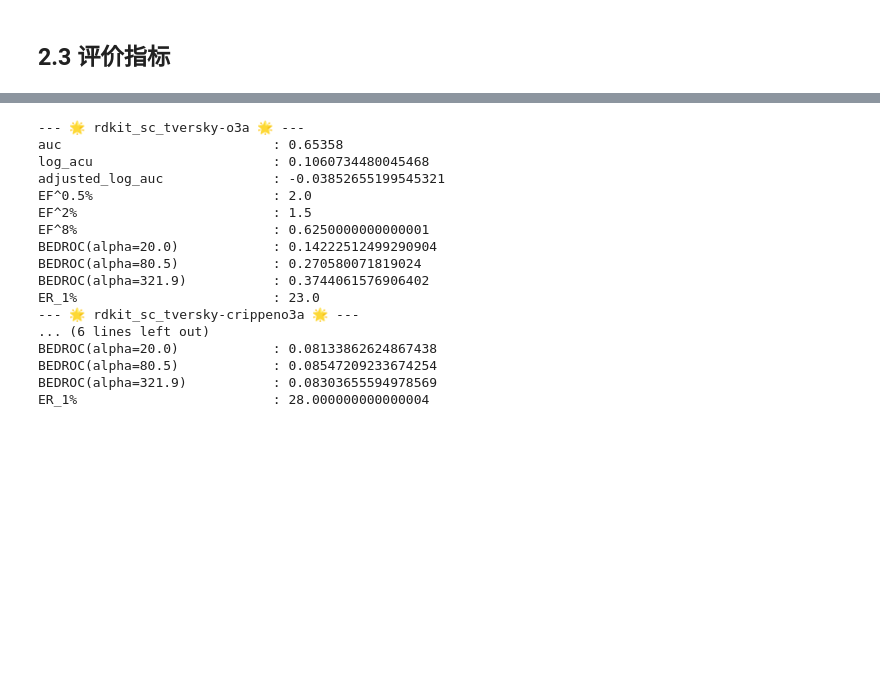
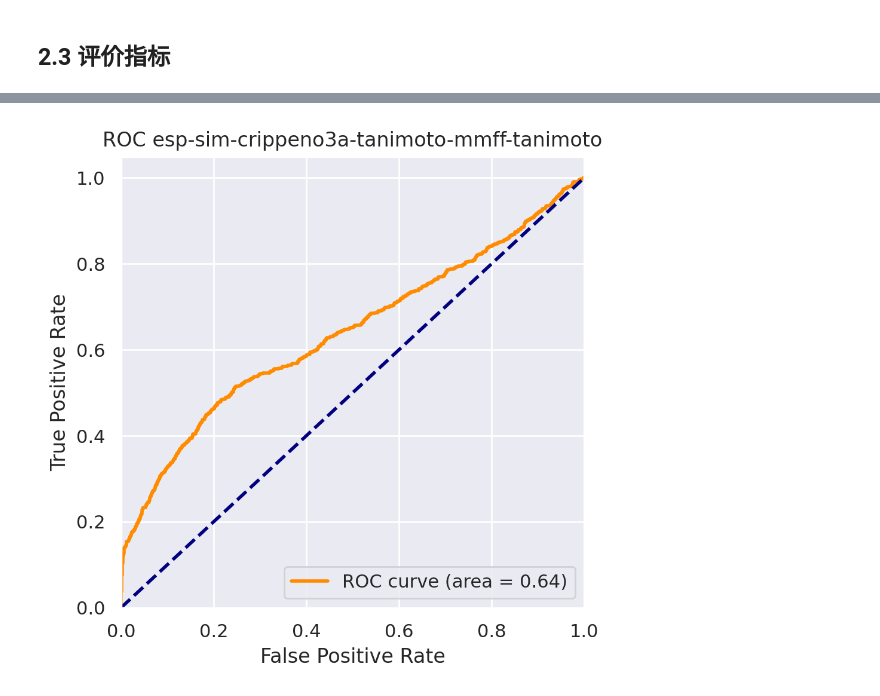
Before and after one commit to SimLif/molecule-3d-similarity, a Jupyter notebook: test.ipynb, the cells around one changed output, grey strips where cells are left out. Cells and saved outputs as stored; diff of their text form; code cells hidden in the pictures; blank space fills up the shorter version.

```diff
--- a/test.ipynb
+++ b/test.ipynb
@@ -420,2 +899,0 @@ dict_keys(['rdkit_pharm_tanimoto', 'rdkit_pharm_tversky', 'rdkit_sc_puls-o3a', '
-# %%
-sim_dict.pop('oddt_usr')
@@ -606,36 +1228,0 @@ for name, score in sim_dict.items():
-# %%
-result_list = []
-for name, score in sim_dict.items():
-    score_list = sorted(score, key=lambda x: x[0])
-
-    y_score = np.asarray([ele[0] for ele in score_list])
-    y_lable = np.asarray([ele[1] for ele in score_list])
-
-    metrics_list = m.calculate_metrics(y_lable=y_lable, y_score=y_score)
-
-    print(f'--- 🌟 {name} 🌟 ---')
-    tmp_dict = {
-        'name' : name,
-    }
-    for m_name, m_value in metrics_list.items():
-        tmp_dict[m_name] = m_value
-        print(f'{m_name:<30}: {m_value}')
-    result_list.append(tmp_dict)
-# %% [output]
---- 🌟 rdkit_sc_tversky-o3a 🌟 ---
-auc                           : 0.65358
-log_acu                       : 0.1060734480045468
-adjusted_log_auc              : -0.03852655199545321
-EF^0.5%                       : 2.0
-EF^2%                         : 1.5
-EF^8%                         : 0.6250000000000001
-BEDROC(alpha=20.0)            : 0.14222512499290904
-BEDROC(alpha=80.5)            : 0.270580071819024
-BEDROC(alpha=321.9)           : 0.3744061576906402
-ER_1%                         : 23.0
---- 🌟 rdkit_sc_tversky-crippeno3a 🌟 ---
-... (6 lines left out)
-BEDROC(alpha=20.0)            : 0.08133862624867438
-BEDROC(alpha=80.5)            : 0.08547209233674254
-BEDROC(alpha=321.9)           : 0.08303655594978569
-ER_1%                         : 28.000000000000004
@@ -643,0 +1229,32 @@ pd.DataFrame(result_list).to_excel(os.path.join(base_path, 'demo-data/result/toy
+# %%
+i = 1
+for name, score in sim_dict.items():
+    plt.figure(figsize=(5, 5), dpi=200)
+
+    score_list = sorted(score, key=lambda x: x[0])
+
+    y_lable = np.asarray([ele[1] for ele in score_list])
+    y_score = np.asarray([ele[0] for ele in score_list])
+
+    fpr, tpr, _ = metrics.roc_curve(y_lable, y_score)
+    roc_auc = metrics.auc(fpr, tpr)
+
+    plt.plot(
+        fpr,
+        tpr,
+        color="darkorange",
+        lw=2,
+        label="ROC curve (area = %0.2f)" % roc_auc,
+    )
+    plt.plot([0, 1], [0, 1], color="navy", lw=2, linestyle="--")
+    plt.xlim([0.0, 1.0])
+    plt.ylim([0.0, 1.05])
+    plt.xlabel("False Positive Rate")
+    plt.ylabel("True Positive Rate")
+    plt.title(f"ROC {name}")
+    plt.legend(loc="lower right")
+    plt.savefig(os.path.join(save_dir, f'{i :0>2}-roc-{name}.png'))
+    plt.show()
+    i += 1
+# %% [output]
+[figure, added]
```
Also changed, not shown: parts of 188 cells of this notebook, 6 other files.
